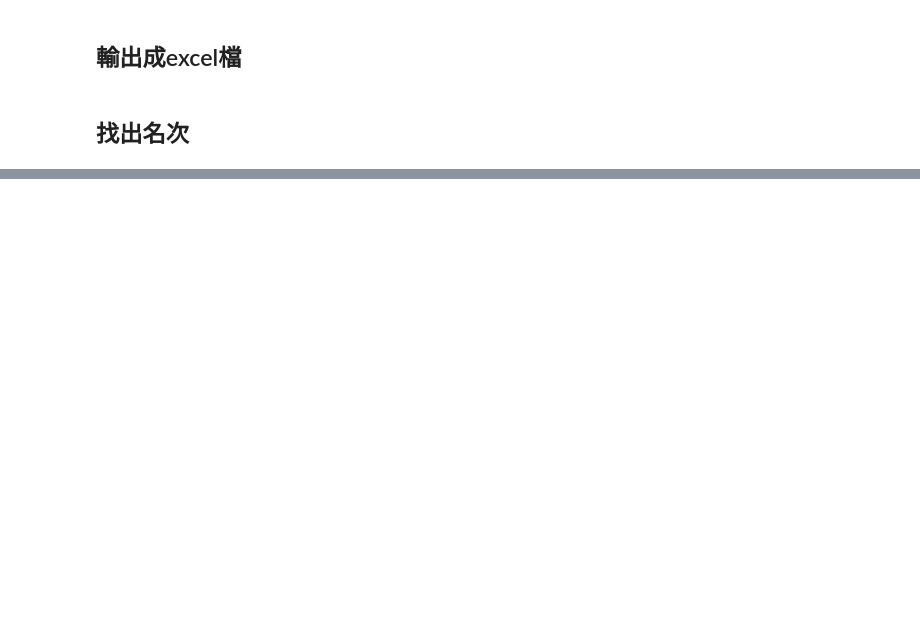
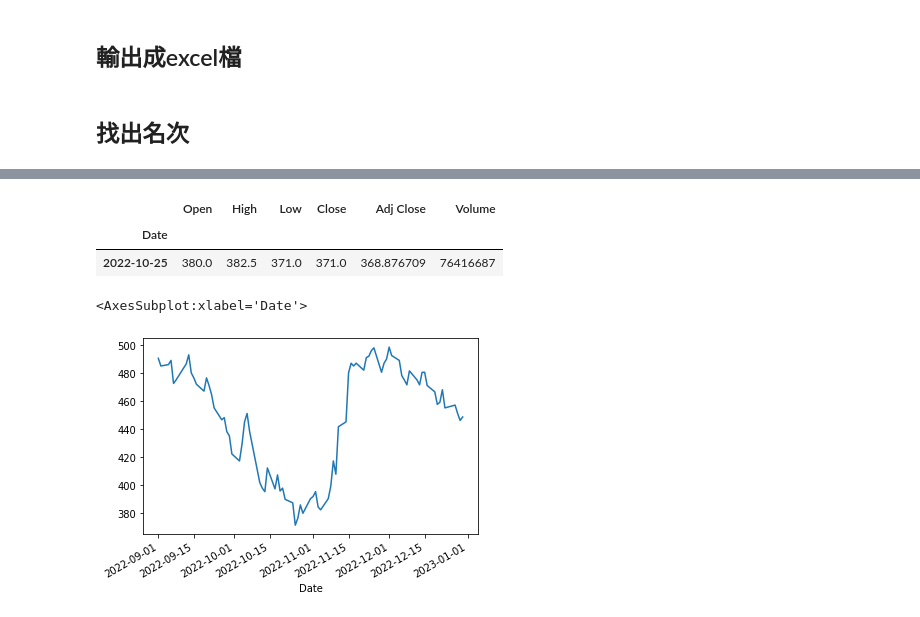
Before and after one commit to zoobe125/20230205-Python, a Jupyter notebook: 20230304.ipynb, the cells around one changed output, grey strips where cells are left out. Drawn from its saved outputs; the diff is of its cells as text; code cells hidden in the pictures; blank space fills up the shorter version.

```diff
--- a/20230304.ipynb
+++ b/20230304.ipynb
@@ -775,0 +1121,2 @@ df
+# %%
+TSMC = yf.download('2330.tw')
@@ -775,0 +1193,11 @@ df
+# %%
+TSMC[TSMC['Close']== TSMC.loc['2022':'2023']['Close'].min()]
+# %% [output]
+|  | Open | High | Low | Close | Adj Close | Volume |
+| Date |  |  |  |  |  |  |
+| 2022-10-25 | 380.0 | 382.5 | 371.0 | 371.0 | 368.876709 | 76416687 |
+# %%
+TSMC['2022-09':'2022-12']['Close'].plot()
+# %% [output]
+<AxesSubplot:xlabel='Date'>
+[figure, added]
```
Also changed, not shown: parts of 79 cells of this notebook.
